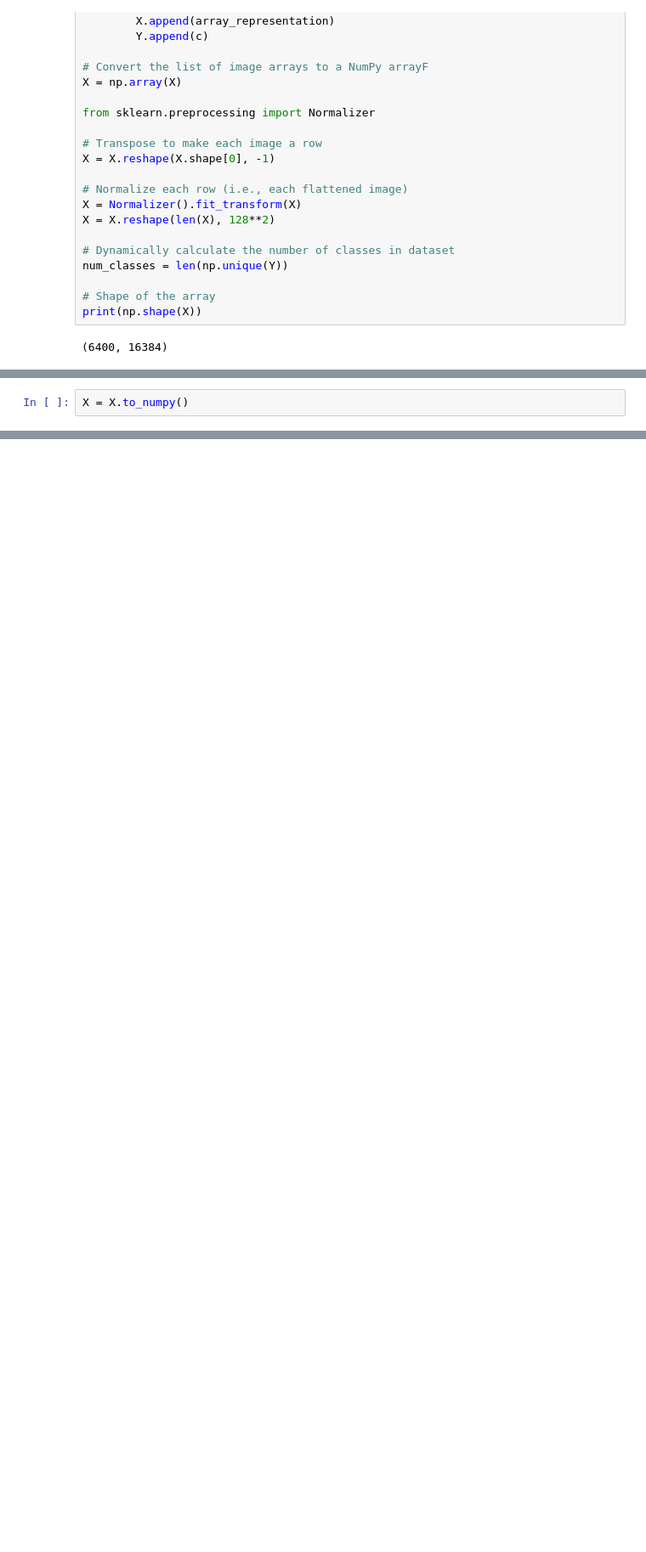
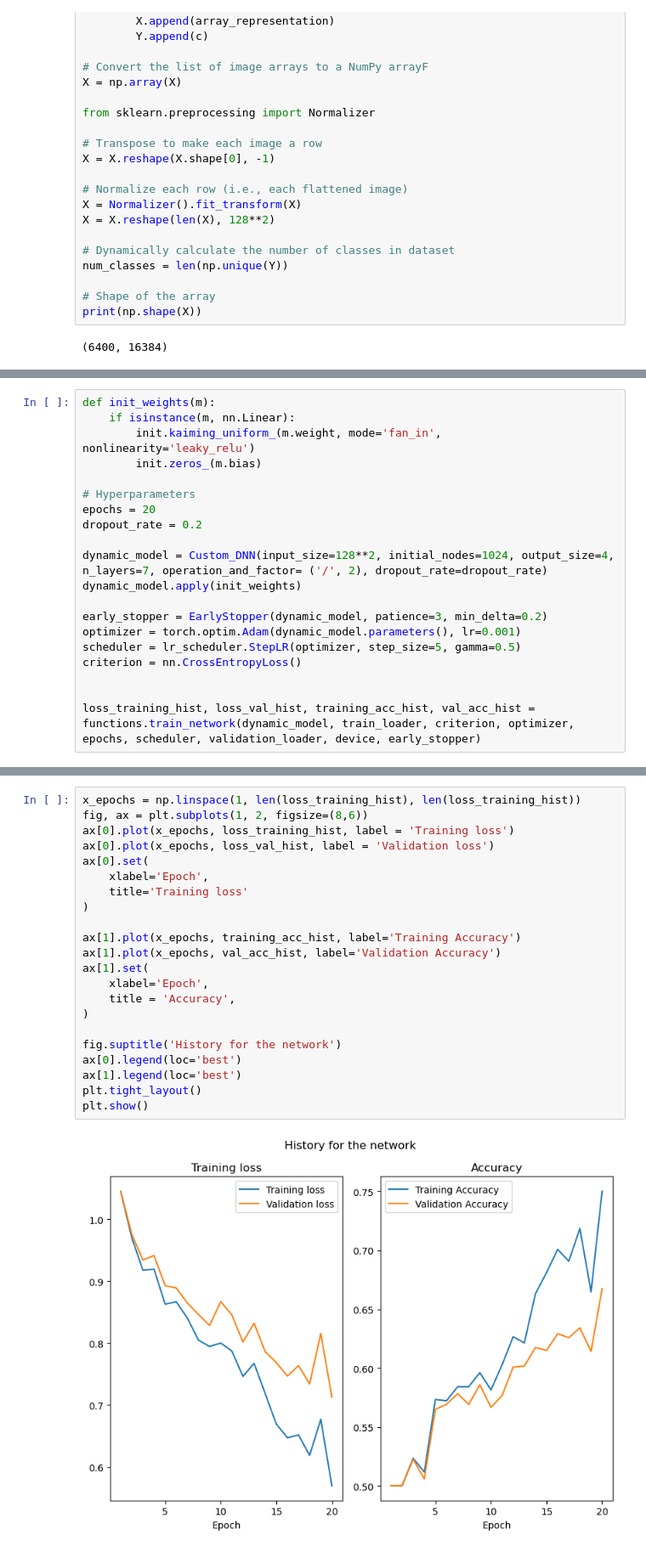
Before and after one commit to benjaminpsmith/dementia-ml, a Jupyter notebook: project_dnn.ipynb, the cells around one changed output, grey strips where cells are left out. Shown at 85% size. Cells and saved outputs as stored; diff of their text form; blank space fills up the shorter version.

Commit message:
Hyperparametersearch dnn

```diff
--- a/project_dnn.ipynb
+++ b/project_dnn.ipynb
@@ -96,3 +88 @@ Y = one_hot_encoded_list
-# %%
-X = X.to_numpy()
 # %%
@@ -344,0 +161,20 @@ KeyboardInterrupt:
+# %%
+def init_weights(m):
+    if isinstance(m, nn.Linear):
+        init.kaiming_uniform_(m.weight, mode='fan_in', nonlinearity='leaky_relu')
+        init.zeros_(m.bias)
+
+# Hyperparameters
+epochs = 20
+dropout_rate = 0.2
+
+dynamic_model = Custom_DNN(input_size=128**2, initial_nodes=1024, output_size=4, n_layers=7, operation_and_factor= ('/', 2), dropout_rate=dropout_rate)
+dynamic_model.apply(init_weights)
+
+early_stopper = EarlyStopper(dynamic_model, patience=3, min_delta=0.2)
+optimizer = torch.optim.Adam(dynamic_model.parameters(), lr=0.001)
+scheduler = lr_scheduler.StepLR(optimizer, step_size=5, gamma=0.5)
+criterion = nn.CrossEntropyLoss()
+
+
+loss_training_hist, loss_val_hist, training_acc_hist, val_acc_hist = functions.train_network(dynamic_model, train_loader, criterion, optimizer, epochs, scheduler, validation_loader, device, early_stopper)
@@ -344,0 +199,24 @@ KeyboardInterrupt:
+# %%
+x_epochs = np.linspace(1, len(loss_training_hist), len(loss_training_hist))
+fig, ax = plt.subplots(1, 2, figsize=(8,6))
+ax[0].plot(x_epochs, loss_training_hist, label = 'Training loss')
+ax[0].plot(x_epochs, loss_val_hist, label = 'Validation loss')
+ax[0].set(
+    xlabel='Epoch',
+    title='Training loss'
+)
+
+ax[1].plot(x_epochs, training_acc_hist, label='Training Accuracy')
+ax[1].plot(x_epochs, val_acc_hist, label='Validation Accuracy')
+ax[1].set(
+    xlabel='Epoch',
+    title = 'Accuracy',
+)
+
+fig.suptitle('History for the network')
+ax[0].legend(loc='best')
+ax[1].legend(loc='best')
+plt.tight_layout()
+plt.show()
+# %% [output]
+[figure, added]
```
Also changed, not shown: parts of 17 cells of this notebook, 4 other files.
